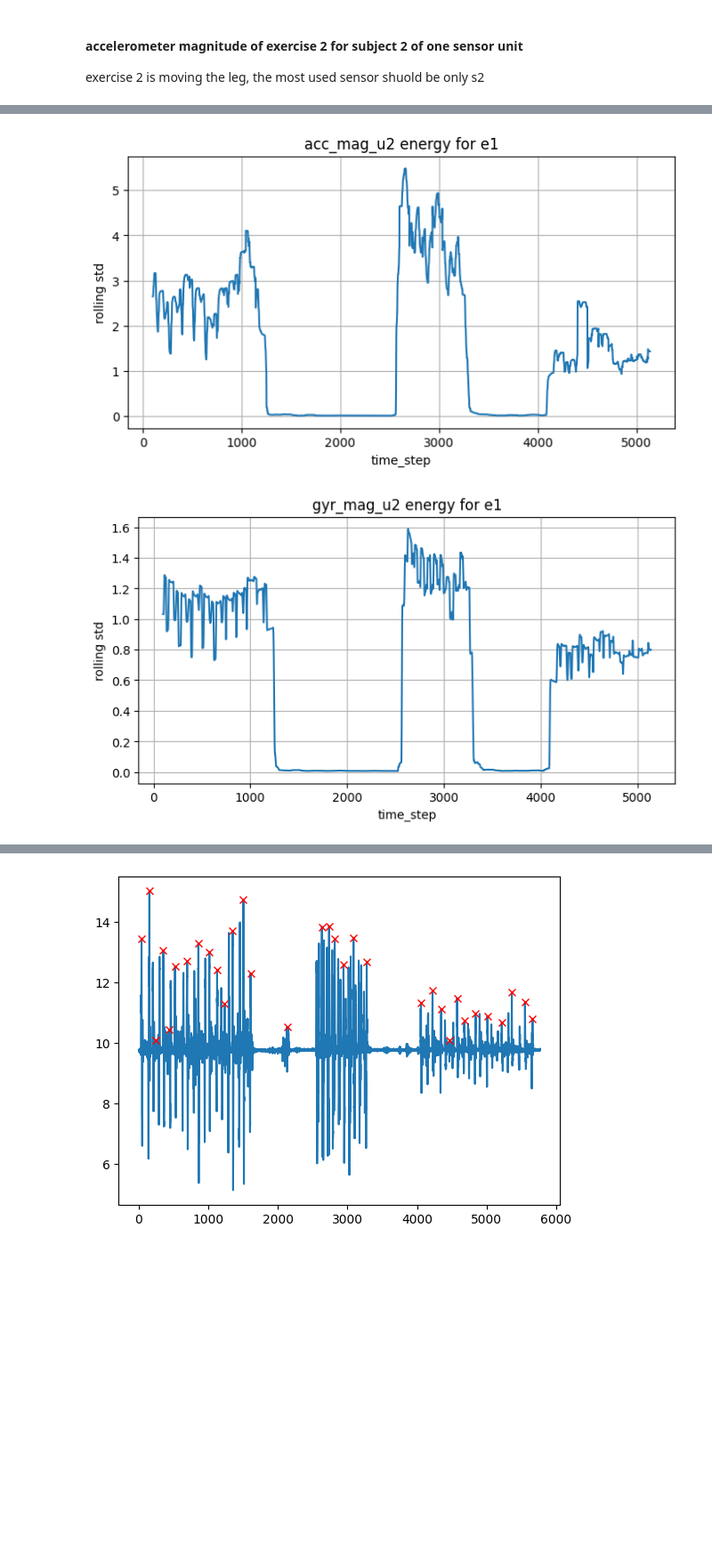
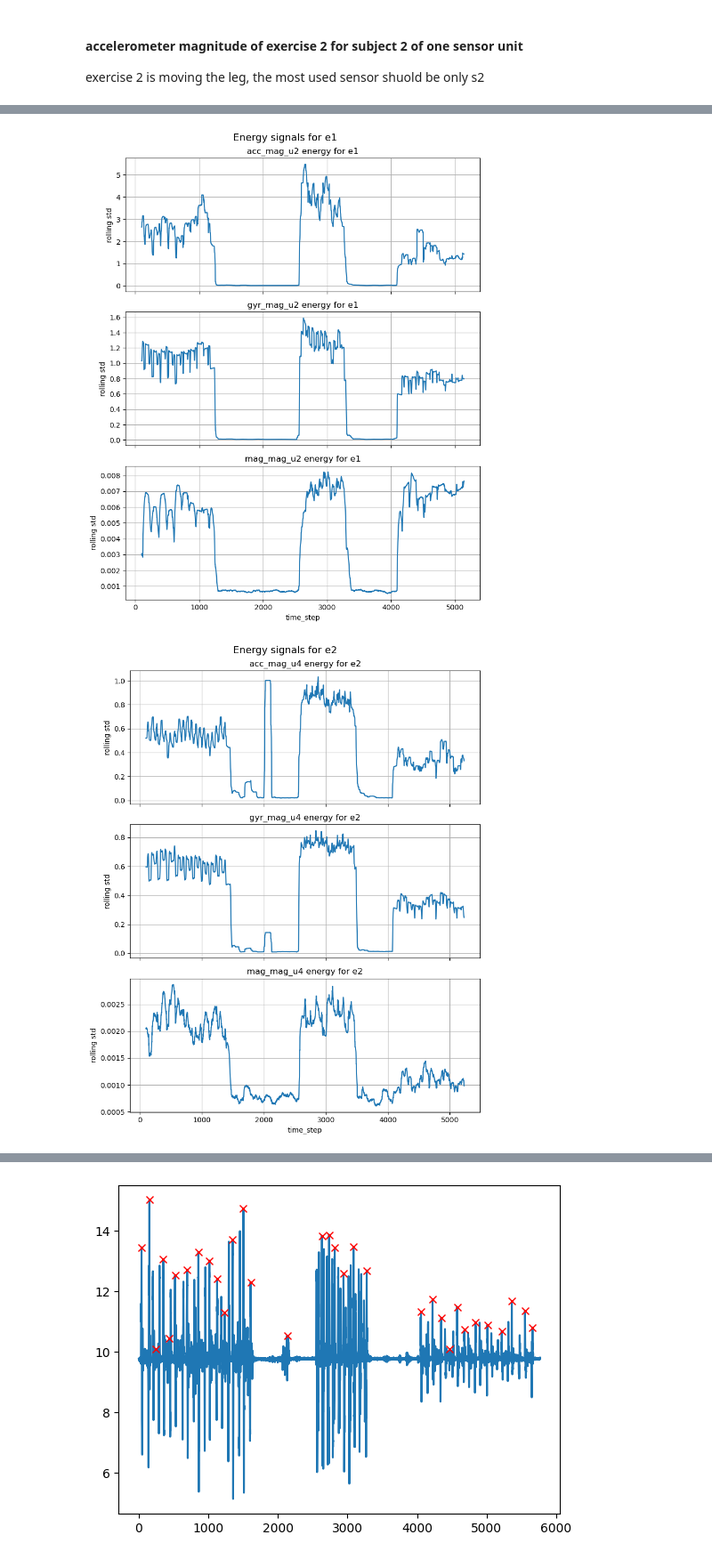
Before and after one commit to alessandrodipiano/wearable-sensor-exercise-recognition, a Jupyter notebook: notebooks/preprocessing.ipynb, the cells around one changed output, grey strips where cells are left out. Shown at 89% size. Cells and saved outputs as stored; diff of their text form; code cells hidden in the pictures; blank space fills up the shorter version.

```diff
--- a/notebooks/preprocessing.ipynb
+++ b/notebooks/preprocessing.ipynb
@@ -239,25 +239,30 @@ e6 — most active unit: u2
 [figure]
 ... (4 outputs left out)
 # %%
-exercises = ['e1']
+exercises = ['e1', 'e2', 'e3', 'e4', 'e5', 'e6', 'e7', 'e8']
 
 for ex in exercises:
     sub = subject_ex[ex]
 
-    unit = sub['most_active_unit'].iloc[0]   # or .iat[0]
+    unit = sub['most_active_unit'].iloc[0]
     columns = [f"acc_mag_{unit}", f"gyr_mag_{unit}", f"mag_mag_{unit}"]
 
-    for column in columns:
+    fig, axes = plt.subplots(3, 1, figsize=(8, 10), sharex=True)
+
+    for i, column in enumerate(columns):
         signal = sub[column].to_numpy()
         energy = pd.Series(signal).rolling(100).std()
 
-        plt.figure(figsize=(8, 4))
-        plt.plot(energy)
-        plt.xlabel('time_step')
-        plt.ylabel('rolling std')
-        plt.title(f"{column} energy for {ex}")
-        plt.grid(True)
-        plt.show()
+        axes[i].plot(energy)
+        axes[i].set_ylabel('rolling std')
+        axes[i].set_title(f"{column} energy for {ex}")
+        axes[i].grid(True)
+
+    axes[-1].set_xlabel('time_step')
+
+    fig.suptitle(f"Energy signals for {ex}", fontsize=14)
+    plt.tight_layout()
+    plt.show()
 # %% [output]
-[figure, old version]
+[figure, new version]
-[figure, old version]
+[figure, new version]
```
Also changed, not shown: parts of 5 cells of this notebook.
